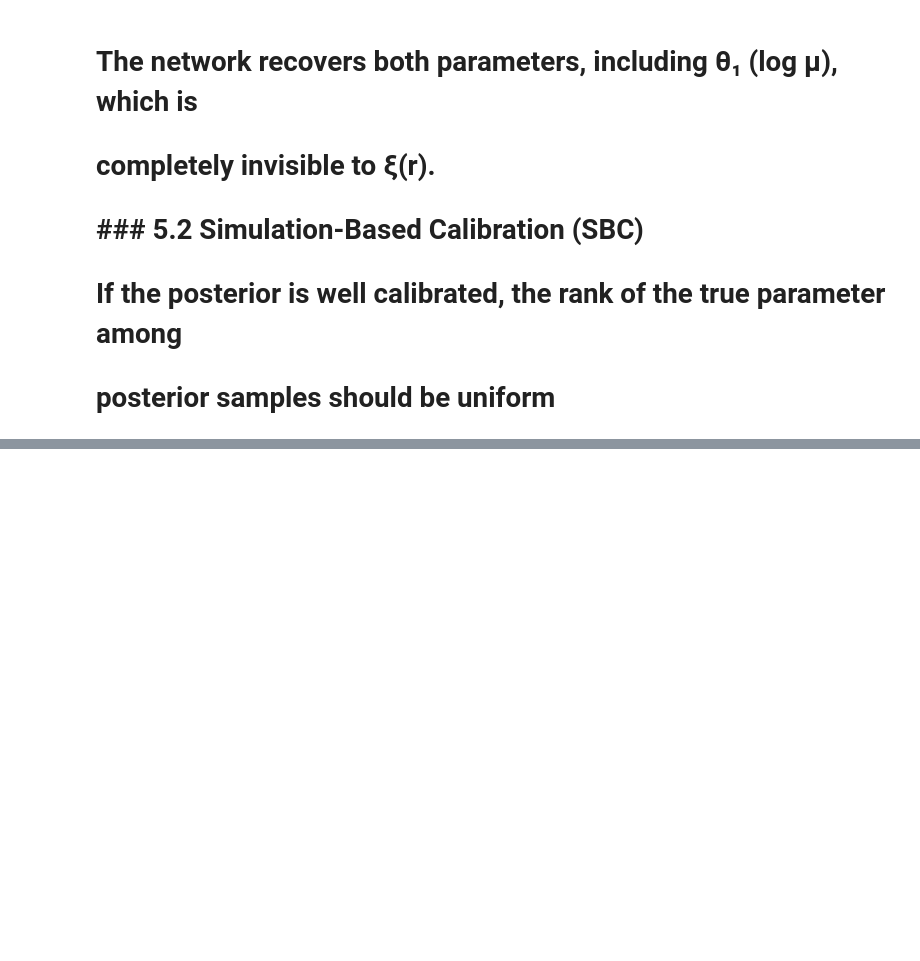
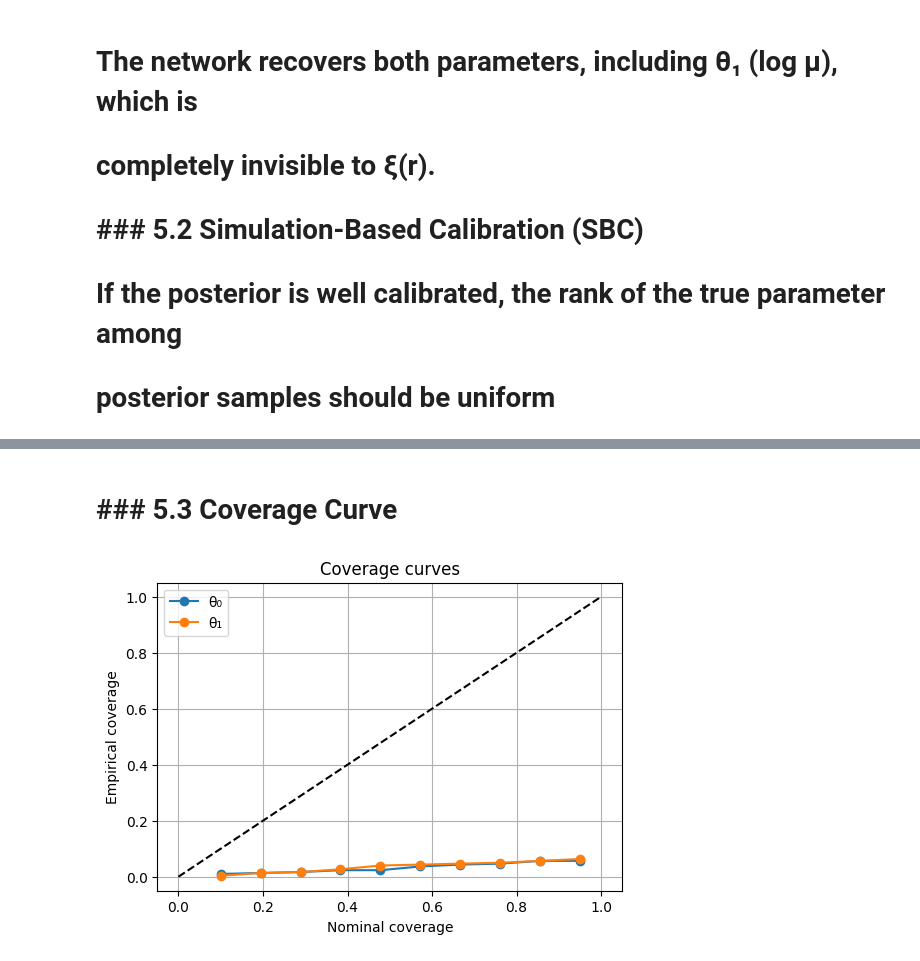
Before and after one commit to mazapataa/NNbasic, a Jupyter notebook: final_project/poc_notebook.ipynb, the cells around one changed output, grey strips where cells are left out. Cells and saved outputs as stored; diff of their text form; code cells hidden in the pictures; blank space fills up the shorter version.

```diff
--- a/final_project/poc_notebook.ipynb
+++ b/final_project/poc_notebook.ipynb
@@ -171,0 +193,15 @@ plt.tight_layout(); plt.show()
+# %% [markdown]
+# ### 5.3 Coverage Curve
+# %%
+levels = np.linspace(0.1, 0.95, 10)
+cov = core.compute_coverage(post_samples, theta_test, levels)
+
+plt.figure(figsize=(6, 4))
+for d, label in enumerate(['θ₀', 'θ₁']):
+    plt.plot(levels, cov[d], 'o-', label=label)
+plt.plot([0, 1], [0, 1], 'k--')
+plt.xlabel('Nominal coverage'); plt.ylabel('Empirical coverage')
+plt.legend(); plt.title('Coverage curves'); plt.grid(True)
+plt.show()
+# %% [output]
+[figure, added]
```
Also changed, not shown: parts of 7 cells of this notebook.
